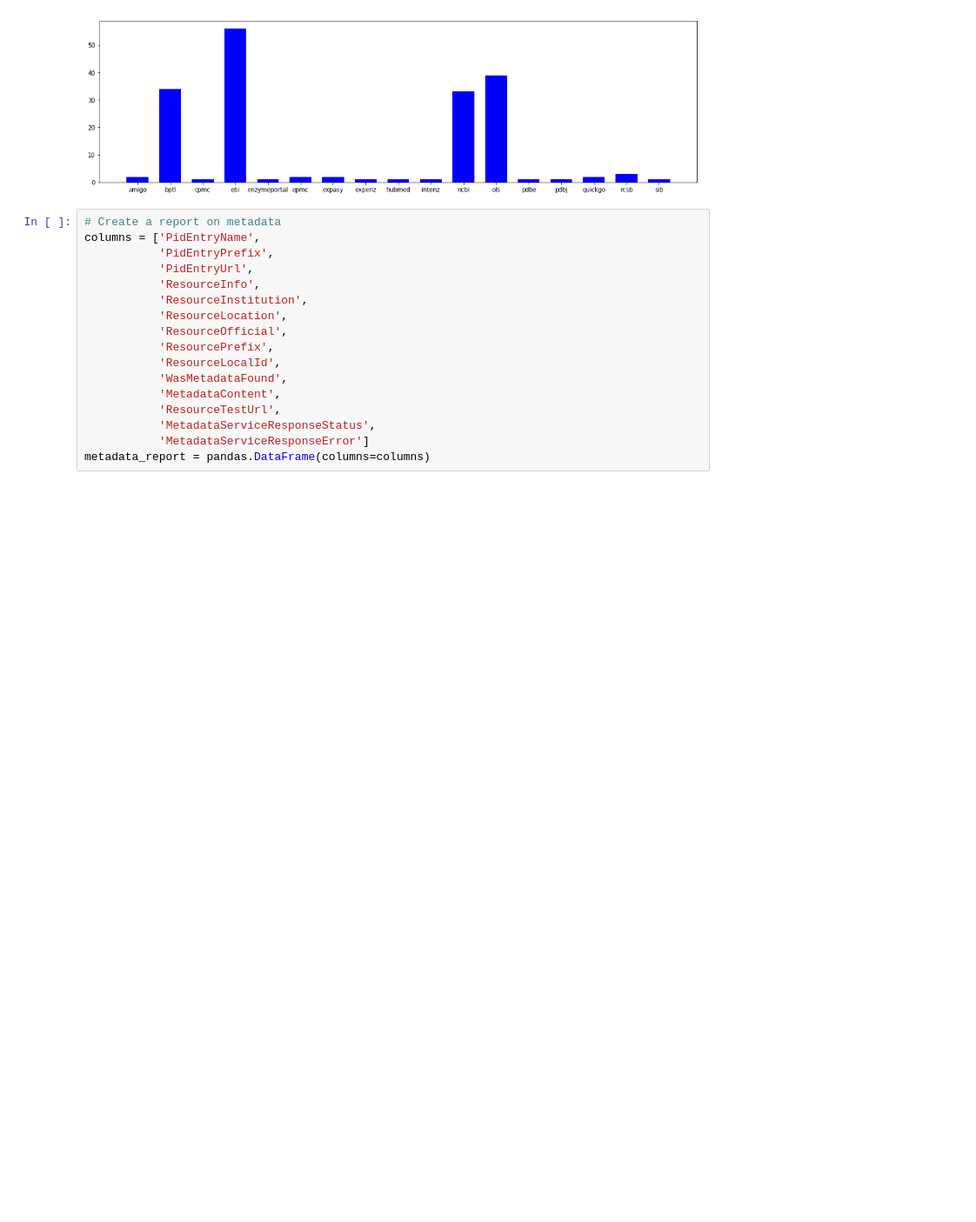
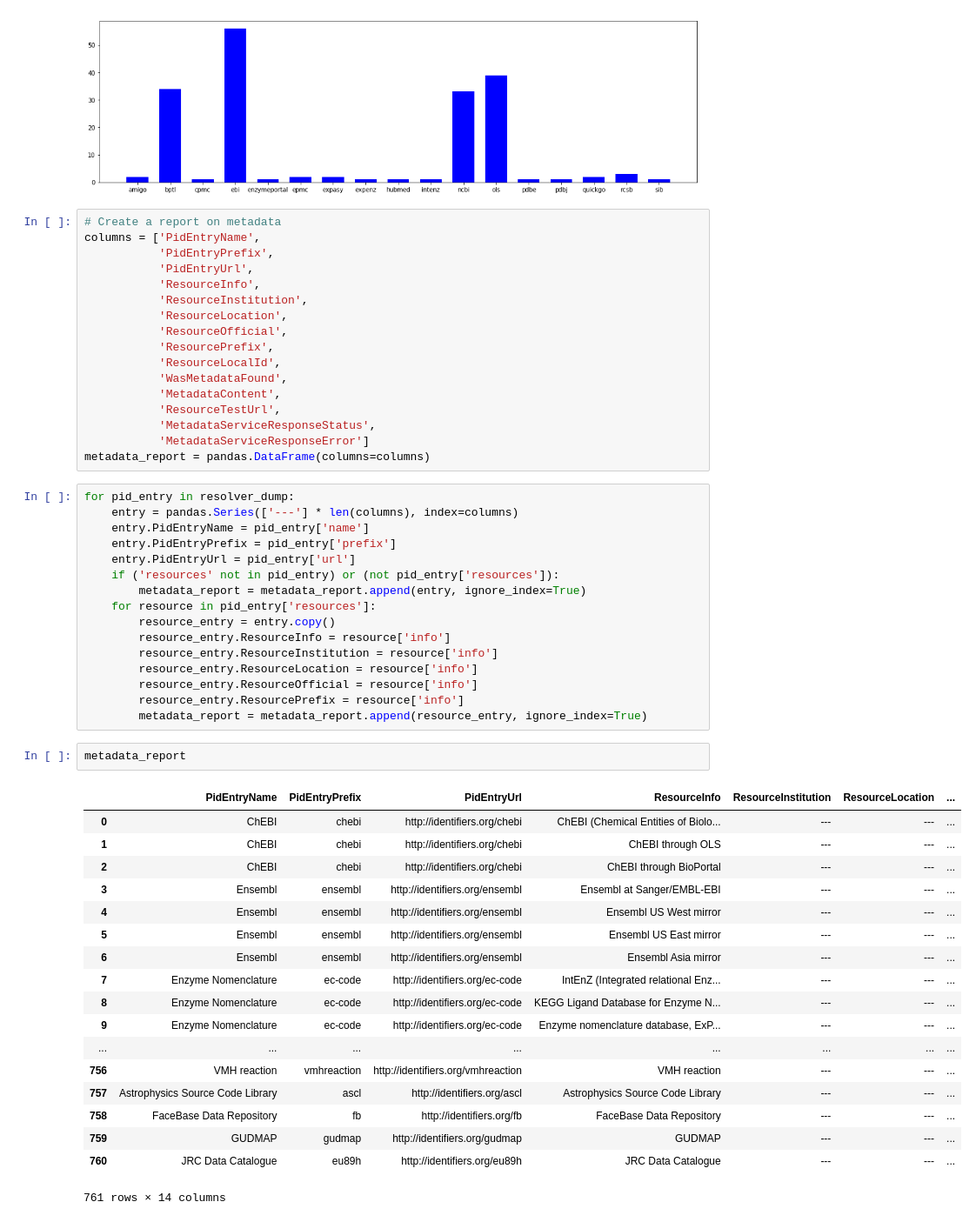
Before and after one commit to identifiers-org/experimental-mining, a Jupyter notebook: notebooks/resolver_metadata_report.ipynb, the cells around one changed output. Shown at 87% size. Drawn from its saved outputs; the diff is of its cells as text; blank space fills up the shorter version.

Commit message:
building the metadata report...

```diff
--- a/notebooks/resolver_metadata_report.ipynb
+++ b/notebooks/resolver_metadata_report.ipynb
@@ -198,3 +198,40 @@ columns = ['PidEntryName',
            'MetadataServiceResponseStatus',
            'MetadataServiceResponseError']
 metadata_report = pandas.DataFrame(columns=columns)
+# %%
+for pid_entry in resolver_dump:
+    entry = pandas.Series(['---'] * len(columns), index=columns)
+    entry.PidEntryName = pid_entry['name']
+    entry.PidEntryPrefix = pid_entry['prefix']
+    entry.PidEntryUrl = pid_entry['url']
+    if ('resources' not in pid_entry) or (not pid_entry['resources']):
+        metadata_report = metadata_report.append(entry, ignore_index=True)
+    for resource in pid_entry['resources']:
+        resource_entry = entry.copy()
+        resource_entry.ResourceInfo = resource['info']
+        resource_entry.ResourceInstitution = resource['info']
+        resource_entry.ResourceLocation = resource['info']
+        resource_entry.ResourceOfficial = resource['info']
+        resource_entry.ResourcePrefix = resource['info']
+        metadata_report = metadata_report.append(resource_entry, ignore_index=True)
+# %%
+metadata_report
+# %% [output]
+|  | PidEntryName | PidEntryPrefix | PidEntryUrl | ResourceInfo | ResourceInstitution | ResourceLocation | ... |
+| 0 | ChEBI | chebi | http://identifiers.org/chebi | ChEBI (Chemical Entities of Biolo... | --- | --- | ... |
+| 1 | ChEBI | chebi | http://identifiers.org/chebi | ChEBI through OLS | --- | --- | ... |
+| 2 | ChEBI | chebi | http://identifiers.org/chebi | ChEBI through BioPortal | --- | --- | ... |
+| 3 | Ensembl | ensembl | http://identifiers.org/ensembl | Ensembl at Sanger/EMBL-EBI | --- | --- | ... |
+| 4 | Ensembl | ensembl | http://identifiers.org/ensembl | Ensembl US West mirror | --- | --- | ... |
+| 5 | Ensembl | ensembl | http://identifiers.org/ensembl | Ensembl US East mirror | --- | --- | ... |
+| 6 | Ensembl | ensembl | http://identifiers.org/ensembl | Ensembl Asia mirror | --- | --- | ... |
+| 7 | Enzyme Nomenclature | ec-code | http://identifiers.org/ec-code | IntEnZ (Integrated relational Enz... | --- | --- | ... |
+| 8 | Enzyme Nomenclature | ec-code | http://identifiers.org/ec-code | KEGG Ligand Database for Enzyme N... | --- | --- | ... |
+| 9 | Enzyme Nomenclature | ec-code | http://identifiers.org/ec-code | Enzyme nomenclature database, ExP... | --- | --- | ... |
+| ... | ... | ... | ... | ... | ... | ... | ... |
+| 756 | VMH reaction | vmhreaction | http://identifiers.org/vmhreaction | VMH reaction | --- | --- | ... |
+| 757 | Astrophysics Source Code Library | ascl | http://identifiers.org/ascl | Astrophysics Source Code Library | --- | --- | ... |
+| 758 | FaceBase Data Repository | fb | http://identifiers.org/fb | FaceBase Data Repository | --- | --- | ... |
+| 759 | GUDMAP | gudmap | http://identifiers.org/gudmap | GUDMAP | --- | --- | ... |
+| 760 | JRC Data Catalogue | eu89h | http://identifiers.org/eu89h | JRC Data Catalogue | --- | --- | ... |
+761 rows × 14 columns
```
